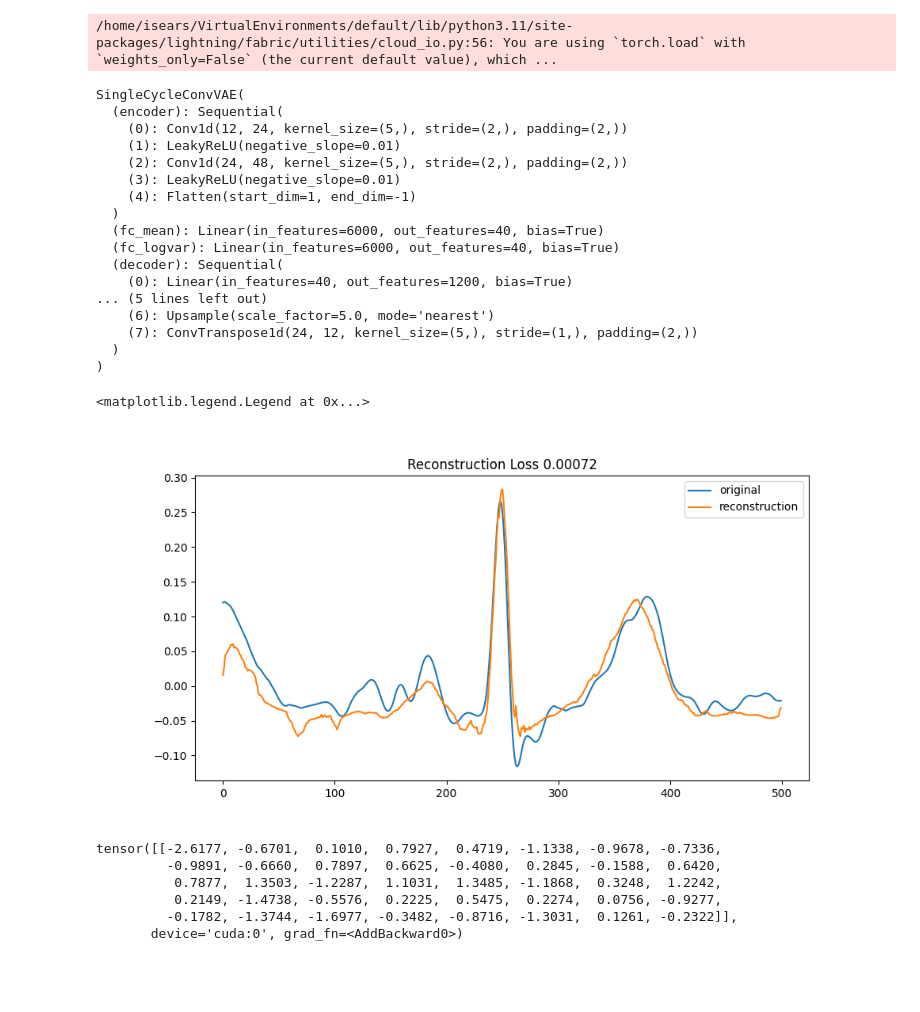
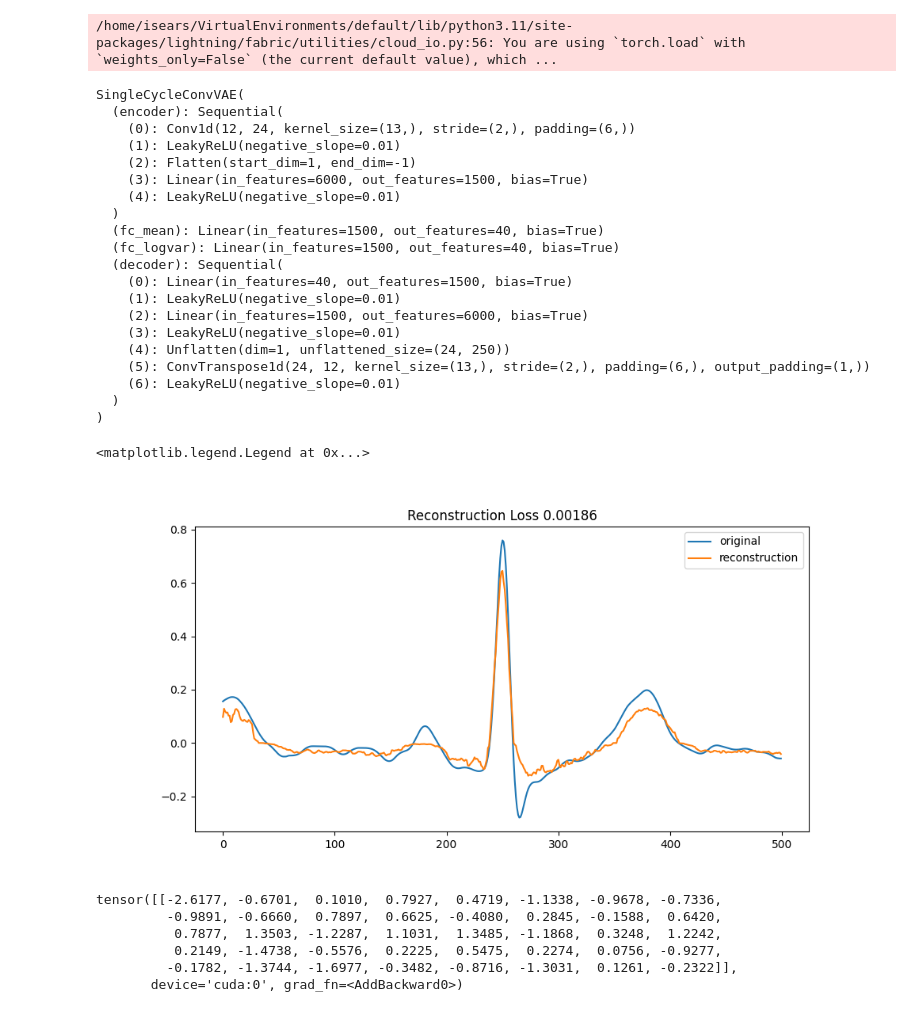
Before and after one commit to isears/ptbxlae, a Jupyter notebook: notebooks/generative_singlecycle_sandbox.ipynb, the cells around one changed output. Saved outputs shown, nothing was run; the diff lists cells and outputs as text; code cells hidden in the pictures; blank space fills up the shorter version.

```diff
--- a/notebooks/generative_singlecycle_sandbox.ipynb
+++ b/notebooks/generative_singlecycle_sandbox.ipynb
@@ -9,53 +9,58 @@ from ipywidgets import *
 import numpy as np
 # %%
 torch.no_grad()
-m = SingleCycleConvVAE.load_from_checkpoint('../cache/savedmodels/last-v2.ckpt')
+m = SingleCycleConvVAE.load_from_checkpoint('../cache/optuna/checkpoints/SingleCycleConvVAE_1729141239.ckpt')
 m = m.eval()
 m
 # %% [output]
 /home/isears/VirtualEnvironments/default/lib/python3.11/site-packages/lightning/fabric/utilities/cloud_io.py:56: You are using `torch.load` with `weights_only=False` (the current default value), which ...
 SingleCycleConvVAE(
   (encoder): Sequential(
-    (0): Conv1d(12, 24, kernel_size=(5,), stride=(2,), padding=(2,))
+    (0): Conv1d(12, 24, kernel_size=(13,), stride=(2,), padding=(6,))
     (1): LeakyReLU(negative_slope=0.01)
-    (2): Conv1d(24, 48, kernel_size=(5,), stride=(2,), padding=(2,))
+    (2): Flatten(start_dim=1, end_dim=-1)
+    (3): Linear(in_features=6000, out_features=1500, bias=True)
+    (4): LeakyReLU(negative_slope=0.01)
+  )
+  (fc_mean): Linear(in_features=1500, out_features=40, bias=True)
+  (fc_logvar): Linear(in_features=1500, out_features=40, bias=True)
+  (decoder): Sequential(
+    (0): Linear(in_features=40, out_features=1500, bias=True)
+    (1): LeakyReLU(negative_slope=0.01)
+    (2): Linear(in_features=1500, out_features=6000, bias=True)
     (3): LeakyReLU(negative_slope=0.01)
-    (4): Flatten(start_dim=1, end_dim=-1)
-  )
-  (fc_mean): Linear(in_features=6000, out_features=40, bias=True)
-  (fc_logvar): Linear(in_features=6000, out_features=40, bias=True)
-  (decoder): Sequential(
-    (0): Linear(in_features=40, out_features=1200, bias=True)
-... (5 lines left out)
-    (6): Upsample(scale_factor=5.0, mode='nearest')
-    (7): ConvTranspose1d(24, 12, kernel_size=(5,), stride=(1,), padding=(2,))
+    (4): Unflatten(dim=1, unflattened_size=(24, 250))
+    (5): ConvTranspose1d(24, 12, kernel_size=(13,), stride=(2,), padding=(6,), output_padding=(1,))
+    (6): LeakyReLU(negative_slope=0.01)
   )
 )
 # %%
 from torch.nn.functional import mse_loss
 
 SAMPLE_IDX = 1289
-CHANNEL = 0
+CHANNEL = 1
 ds = SingleCycleCachedDS(cache_path="../cache/singlecycle_data", randomness=False)
 
 latent_representation = m.encode(ds[SAMPLE_IDX].unsqueeze(0).to('cuda'))
-reconstruction = m.decode(latent_representation).squeeze().detach().cpu()
-
+# reconstruction = m.generate(latent_representation, smoothing_iterations=10).squeeze().detach().cpu()
+reconstruction = torch.mean(
+    torch.stack([m.decode(latent_representation) for idx in range(0, 100)]), dim=0
+).squeeze().detach().cpu()
 orig_plot = ds[SAMPLE_IDX][CHANNEL]
 recon_plot = reconstruction[CHANNEL]
 
 plt.rcParams['figure.figsize'] = [10, 5]
 fig, ax = plt.subplots()
 ax.set_title(f"Reconstruction Loss {mse_loss(orig_plot, recon_plot):.5f}")
 ax.plot(range(0, 500), orig_plot, label='original')
 ax.plot(range(0, 500), recon_plot, label='reconstruction')
 plt.legend(loc='best')
 
 # ax1.set_title('Original')
 # ax2.set_title('Reconstruction')
 # %% [output]
 <matplotlib.legend.Legend at 0x...>
-[figure, old version]
+[figure, new version]
 # %%
 latent_representation
 # %% [output]
```
Also changed, not shown: 7 other files.
